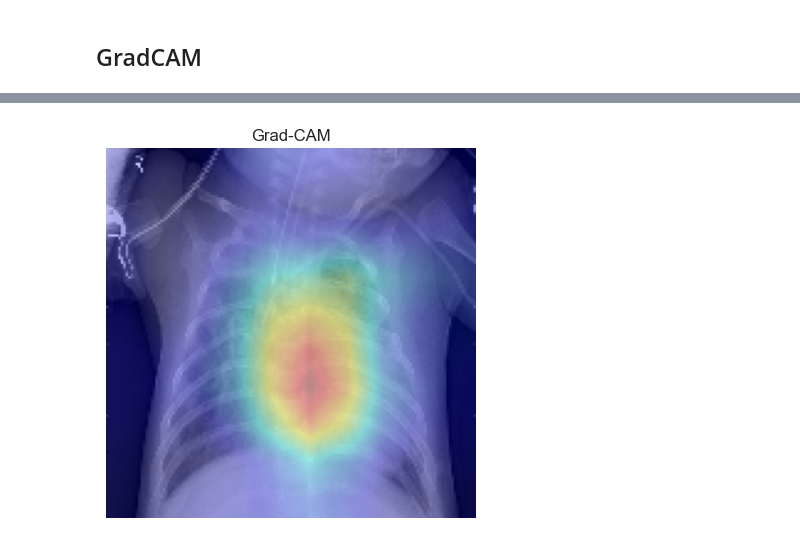
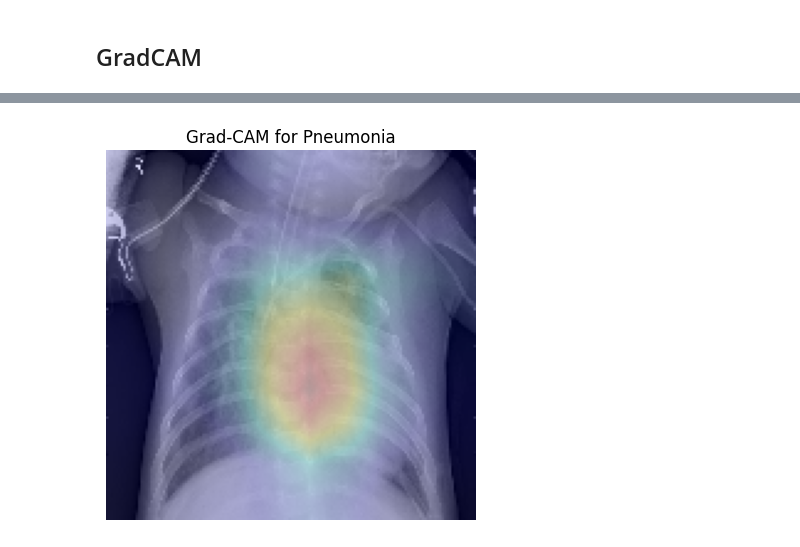
Before and after one commit to AKButani/ML4H_Project2, a Jupyter notebook: Part2.ipynb, the cells around one changed output, grey strips where cells are left out. Saved outputs shown, nothing was run; the diff lists cells and outputs as text; code cells hidden in the pictures.

Commit message:
added nam model and modified gradcam

```diff
--- a/Part2.ipynb
+++ b/Part2.ipynb
@@ -272,3 +272,5 @@ WARNING:absl:You are saving your model as an HDF5 file via `model.save()` or `ke
 ## GradCAM
 # %%
 import tensorflow as tf
+# %%
+model = tf.keras.models.load_model('part2_cnn_model.h5')
@@ -338,7 +342,7 @@ def compute_gradcam(model, image_array, layer_name):
 
     return cam
 
-def display_gradcam(cam, original_img, alpha=0.4):
+def display_gradcam(cam, original_img, alpha=0.2, title="Grad-CAM"):
     heatmap = cv2.applyColorMap(np.uint8(255 * cam), cv2.COLORMAP_JET)
     heatmap = cv2.cvtColor(heatmap, cv2.COLOR_BGR2RGB)
     superimposed_img = heatmap * alpha + original_img
@@ -346,7 +350,7 @@ def display_gradcam(cam, original_img, alpha=0.4):
 
     plt.imshow(superimposed_img)
     plt.axis('off')
-    plt.title("Grad-CAM")
+    plt.title(title)
     plt.show()
 
 
@@ -446,5 +435,5 @@ pred2 = model.predict(img2)
 print(f"Predicted class: {pred2[0]}")
 cam2 = compute_gradcam(model, img2, last_conv_layer)
 orig_rgb2 = np.stack([orig_gray2]*3, axis=-1)
-display_gradcam(cam2, orig_rgb2)
+display_gradcam(cam2, orig_rgb2, title="Grad-CAM for Pneumonia")
 # %% [output]
@@ -453,4 +443,4 @@ Predicted class: [0.9999996]
-[figure, old version]
+[figure, new version]
 # %%
 img2, orig_gray2 = preprocess_image(os.path.join('chest_xray', 'test', 'PNEUMONIA', 'person50_virus_102.jpeg'))
 pred2 = model.predict(img2)
```
Also changed, not shown: parts of 20 cells of this notebook, 1 other file.
